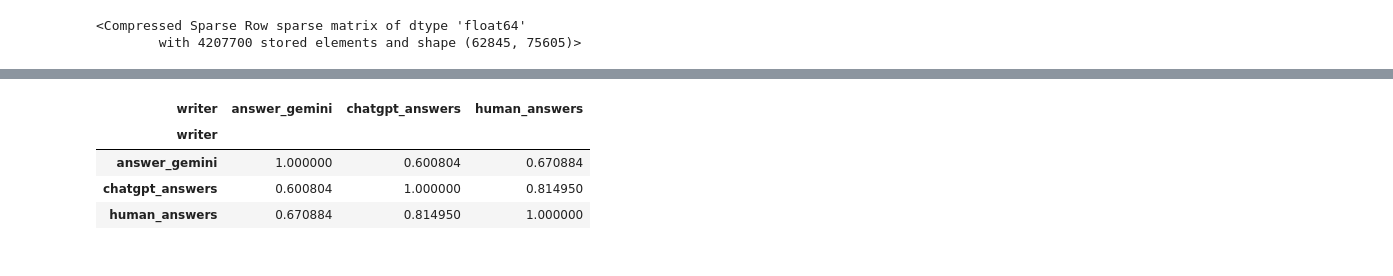
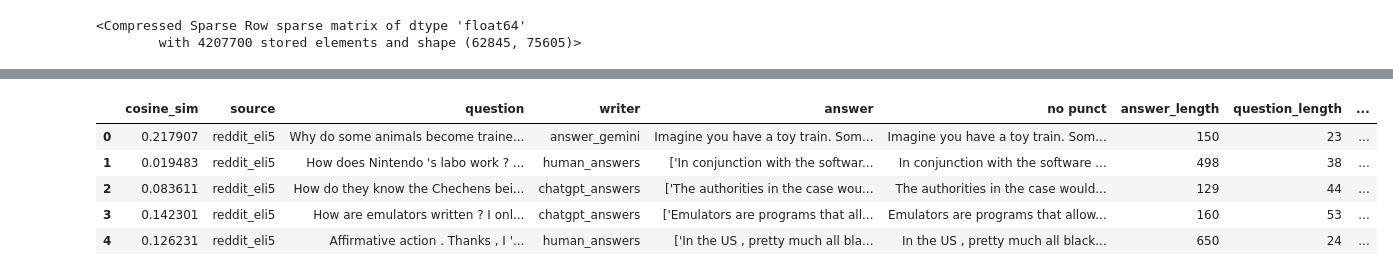
Before and after one commit to Idokopilov/magshimim-final-project, a Jupyter notebook: EDA.ipynb, the cells around one changed output, grey strips where cells are left out. Saved outputs shown, nothing was run; the diff lists cells and outputs as text; code cells hidden in the pictures.

```diff
--- a/EDA.ipynb
+++ b/EDA.ipynb
@@ -465,3 +427,3 @@ See the caveats in the documentation: https://pandas.pydata.org/pandas-docs/stab
 # %%
-df['tfidf_vectorizer'] = df['tfidf_vectorizer'].apply(lambda x: x.toarray().flatten())
+df['tfidf_vectorizer'].head()
 # %% [output]
@@ -473,2 +436,9 @@ See the caveats in the documentation: https://pandas.pydata.org/pandas-docs/stab
 # %%
-vectors = df.groupby('writer')['tfidf_vectorizer'].mean().reset_index()
+X = vectorizer.fit_transform(df["cleaned_answer"])
+
+classes = df["writer"].unique()
+centroids = {}
+
+for c in classes:
+    mask = (df["writer"].values == c)
+    centroids[c] = X[mask].mean(axis=0)
@@ -475,15 +457,30 @@ vectors = df.groupby('writer')['tfidf_vectorizer'].mean().reset_index()
 # %%
-cosine_similarity = np.zeros((len(vectors), len(vectors)))
-for i in range(len(vectors)):
-    for j in range(len(vectors)):
-        vec_i = vectors.iloc[i]['tfidf_vectorizer']
-        vec_j = vectors.iloc[j]['tfidf_vectorizer']
-        cosine_similarity[i][j] = np.dot(vec_i, vec_j) / (np.linalg.norm(vec_i) * np.linalg.norm(vec_j))
-cosine_similarity_df = pd.DataFrame(cosine_similarity, index=vectors['writer'], columns=vectors['writer'])
-cosine_similarity_df
+from scipy.sparse import vstack, csr_matrix
+from sklearn.metrics.pairwise import cosine_similarity
+
+# X is your TF-IDF matrix: X = vectorizer.fit_transform(df["cleaned_answer"])
+# centroids is dict: centroids[c] = X[mask].mean(axis=0)
+
+classes = list(centroids.keys())
+
+# Stack centroids into a matrix: (n_classes, n_features)
+C = vstack([csr_matrix(centroids[c]) for c in classes]).tocsr()
+
+# Cosine similarity: (n_rows, n_classes)
+S = cosine_similarity(X, C)   # works with sparse matrices
+
+# Save to df
+for j, c in enumerate(classes):
+    df[f"cos_to_{c}"] = S[:, j]
+
+df["pred_writer"] = [classes[i] for i in S.argmax(axis=1)]
+df["pred_score"] = S.max(axis=1)
-# %% [output]
-| writer | answer_gemini | chatgpt_answers | human_answers |
-| writer |  |  |  |
-| answer_gemini | 1.000000 | 0.600804 | 0.670884 |
-| chatgpt_answers | 0.600804 | 1.000000 | 0.814950 |
-| human_answers | 0.670884 | 0.814950 | 1.000000 |
+# %%
+df.head()
+# %% [output]
+|  | cosine_sim | source | question | writer | answer | no punct | answer_length | question_length | ... |
+| 0 | 0.217907 | reddit_eli5 | Why do some animals become traine... | answer_gemini | Imagine you have a toy train. Som... | Imagine you have a toy train. Som... | 150 | 23 | ... |
+| 1 | 0.019483 | reddit_eli5 | How does Nintendo 's labo work ? ... | human_answers | ['In conjunction with the softwar... | In conjunction with the software ... | 498 | 38 | ... |
+| 2 | 0.083611 | reddit_eli5 | How do they know the Chechens bei... | chatgpt_answers | ['The authorities in the case wou... | The authorities in the case would... | 129 | 44 | ... |
+| 3 | 0.142301 | reddit_eli5 | How are emulators written ? I onl... | chatgpt_answers | ['Emulators are programs that all... | Emulators are programs that allow... | 160 | 53 | ... |
+| 4 | 0.126231 | reddit_eli5 | Affirmative action . Thanks , I '... | human_answers | ['In the US , pretty much all bla... | In the US , pretty much all black... | 650 | 24 | ... |
```
Also changed, not shown: parts of 12 cells of this notebook.
